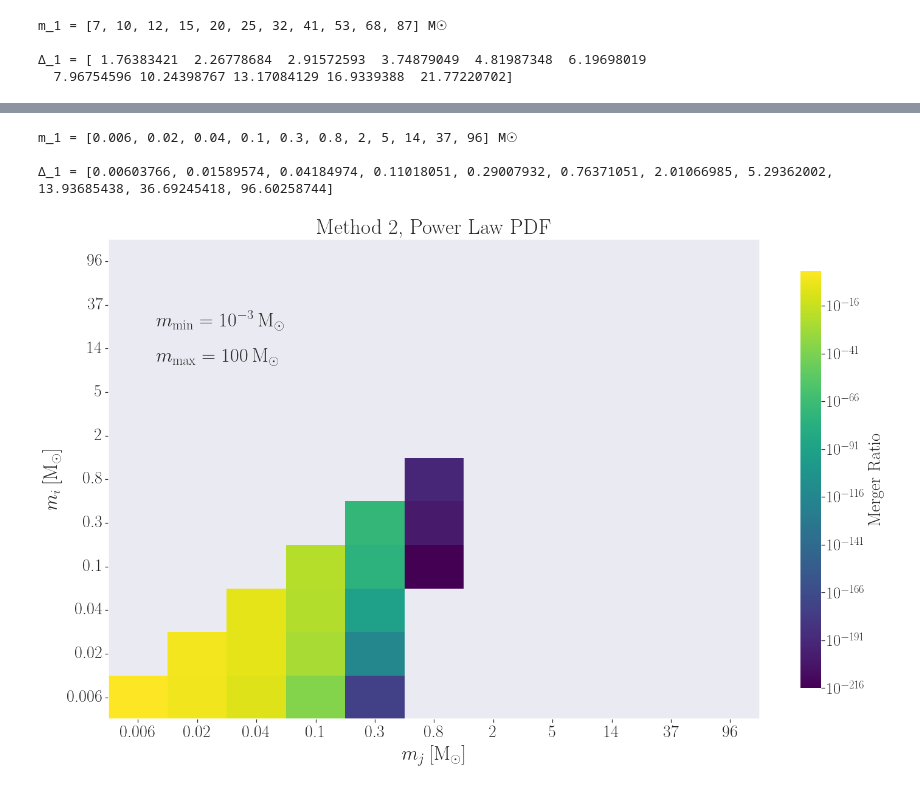
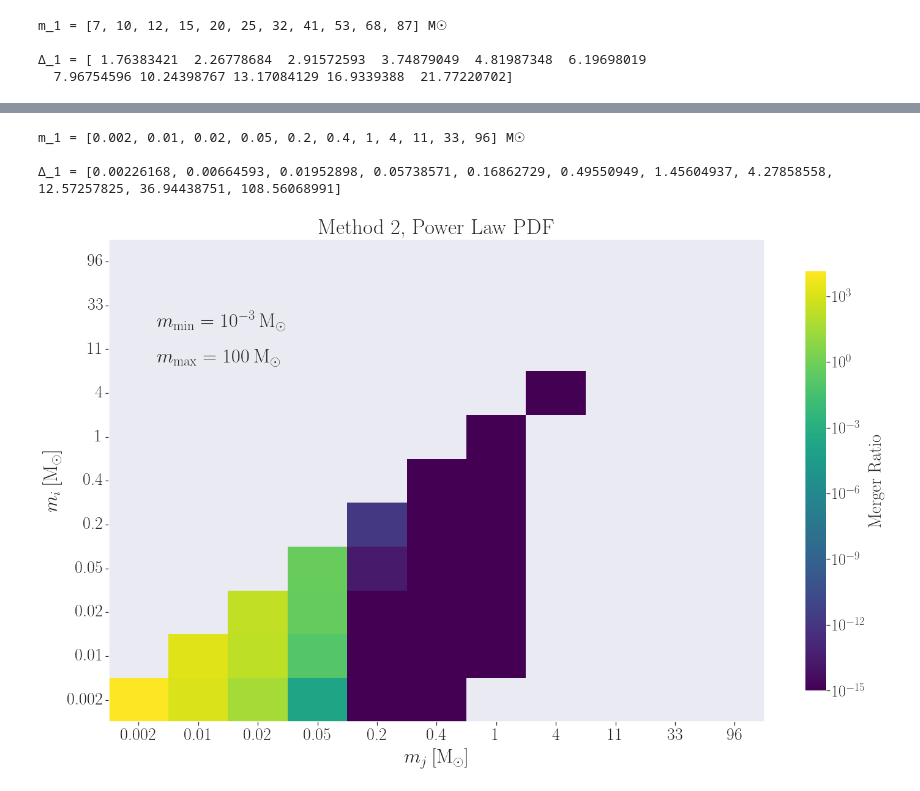
Before and after one commit to pratibhajangra591/Ifca-github, a Jupyter notebook: mergerratios_method2.ipynb, the cells around one changed output, grey strips where cells are left out. Cells and saved outputs as stored; diff of their text form; code cells hidden in the pictures.

```diff
--- a/mergerratios_method2.ipynb
+++ b/mergerratios_method2.ipynb
@@ -87,11 +87,8 @@ plt.rcParams['ytick.direction'] = 'out'
 
 
 
-Merger_PWR2_nohalo = np.load('Merger_PWR2_nohalo.npy')
-Merger_PWR2_halo_method_2 = np.load('Merger_PWR2_halo_method_2.npy')
-Merger_PWR_ratio_2 = np.divide(Merger_PWR2_halo_method_2, Merger_PWR2_nohalo)
-vmin = 1e-216
-vmax = np.max(Merger_PWR_ratio_2)
+vmin = np.min(Merger_PWR_ratio_1)
+vmax = np.max(Merger_PWR_ratio_1)
 norm = LogNorm(vmin, vmax)
 
 
@@ -149,11 +146,11 @@ plt.rcParams['ytick.direction'] = 'out'
 
 vmin = np.min(Merger_Lognormal_ratio_1)
 vmax = np.max(Merger_Lognormal_ratio_1)
-norm=LogNorm(vmin, vmax)
+norm = LogNorm(vmin, vmax)
 
 
 
-ax = sns.heatmap(Merger_Lognormal_ratio_1, mask = mask,  cmap = 'twilight_shifted', cbar = True, norm = norm,
+ax = sns.heatmap(Merger_Lognormal_ratio_1, mask = mask,  cmap = 'plasma', cbar = True, norm = norm,
                  cbar_kws = { "shrink": 0.87, 'label': 'Merger Ratio'})
 
 
@@ -187,5 +184,5 @@ plt.show()
 # %%
-bin_centres = np.geomspace(6e-3, 96, 11)
+bin_centres = np.geomspace(2e-3, 96, 11)
 bin_edges = np.sqrt(bin_centres[:-1]*bin_centres[1:])
 
 
@@ -204,8 +201,8 @@ deltas = np.diff(bin_edges)
 
 
 
-m_1 = np.geomspace(6e-3, 96, 11)
-m_2 = np.geomspace(6e-3, 96, 11)
+m_1 = np.geomspace(2e-3, 96, 11)
+m_2 = np.geomspace(2e-3, 96, 11)
 
 
 m_1_list = m_1.tolist()
@@ -219,9 +216,8 @@ m_2_list = list(map(lambda x: float(format(x, '.2f')), m_2_list))
 
 
 # To save some time I wrote them by hand.
-m_1_list = [0.006, 0.02, 0.04, 0.1, 0.3, 0.8, 2, 5, 14, 37, 96]
-m_2_list = [0.006, 0.02, 0.04, 0.1, 0.3, 0.8, 2, 5, 14, 37, 96]
-
+m_1_list = [0.002, 0.01, 0.02, 0.05, 0.2, 0.4, 1, 4, 11, 33, 96]
+m_2_list = [0.002, 0.01, 0.02, 0.05, 0.2, 0.4, 1, 4, 11, 33, 96]
 
 
 Δ_1_list = list(map(lambda x: float(format(x, '.8f')),  Δ_1_list))
@@ -237,13 +233,10 @@ print("Δ_1 =", Δ_1_list)
 
 m_min = 1e-3  #in units of M☉
 m_max = 100   #in units of M☉
-
-X_min = 1e-9
-X_max = 1e5
 # %% [output]
-m_1 = [0.006, 0.02, 0.04, 0.1, 0.3, 0.8, 2, 5, 14, 37, 96] M☉
+m_1 = [0.002, 0.01, 0.02, 0.05, 0.2, 0.4, 1, 4, 11, 33, 96] M☉
 
-Δ_1 = [0.00603766, 0.01589574, 0.04184974, 0.11018051, 0.29007932, 0.76371051, 2.01066985, 5.29362002, 13.93685438, 36.69245418, 96.60258744]
+Δ_1 = [0.00226168, 0.00664593, 0.01952898, 0.05738571, 0.16862729, 0.49550949, 1.45604937, 4.27858558, 12.57257825, 36.94438751, 108.56068991]
 # %%
 Merger_PWR2_nohalo = np.load('Merger_PWR2_nohalo.npy')
 Merger_PWR2_halo_method_2 = np.load('Merger_PWR2_halo_method_2.npy')
@@ -265,7 +258,7 @@ plt.rcParams['ytick.direction'] = 'out'
 
 
 
-vmin = 1e-216
+vmin = 1e-15
 vmax = np.max(Merger_PWR_ratio_2)
 norm = LogNorm(vmin, vmax)
 
@@ -274,34 +267,34 @@ norm = LogNorm(vmin, vmax)
 ax = sns.heatmap(Merger_PWR_ratio_2, mask = mask,  cmap = 'viridis', cbar = True,  norm = norm,
                  cbar_kws = { "shrink": 0.87, 'label': 'Merger Ratio'})
 
 
 
 
 ax.set_xticklabels(m_1_list, fontsize = 10)
 ax.set_yticklabels(m_2_list, rotation = 360, fontsize = 10)
 ax.tick_params(left = True,  bottom = True)
 
 ax.text(0.8, 9, "$m_\mathrm{{min}} = 10^{-3} \: \mathrm{M_{\odot}}$", size = 32)
 ax.text(0.8, 8.2, "$m_\mathrm{{max}} = 100 \: \mathrm{M_{\odot}}$", size = 32)
 
 
 
 # make frame visible
 for _, spine in ax.spines.items():
     spine.set_visible(True)
     spine.set_linewidth(1.5)
 
 
 ax.invert_yaxis()
 plt.xticks(fontsize = 28)
 plt.yticks(fontsize = 28)
 plt.xlabel('$m_{j}\:[\mathrm{M_{\odot}}]$', fontsize = 32, labelpad = 9)     # m_j = m_2
 plt.ylabel('$m_{i}\: [\mathrm{M_{\odot}}]$', fontsize = 32, labelpad = 9)    # m_i = m_1  and m_2 < equal to m_1.
 plt.title('Method 2,  Power Law PDF', fontsize = 35, pad = 9)
 plt.savefig('2imrPWRLaw.pdf', bbox_inches = 'tight')
 plt.show()
 # %% [output]
-[figure, old version]
+[figure, new version]
 # %%
 Merger_Lognormal2_nohalo = np.load('Merger_Lognormal2_nohalo.npy')
 Merger_Lognormal2_halo_method_2 = np.load('Merger_Lognormal2_halo_method_2.npy')
```
Also changed, not shown: parts of 6 cells of this notebook.
